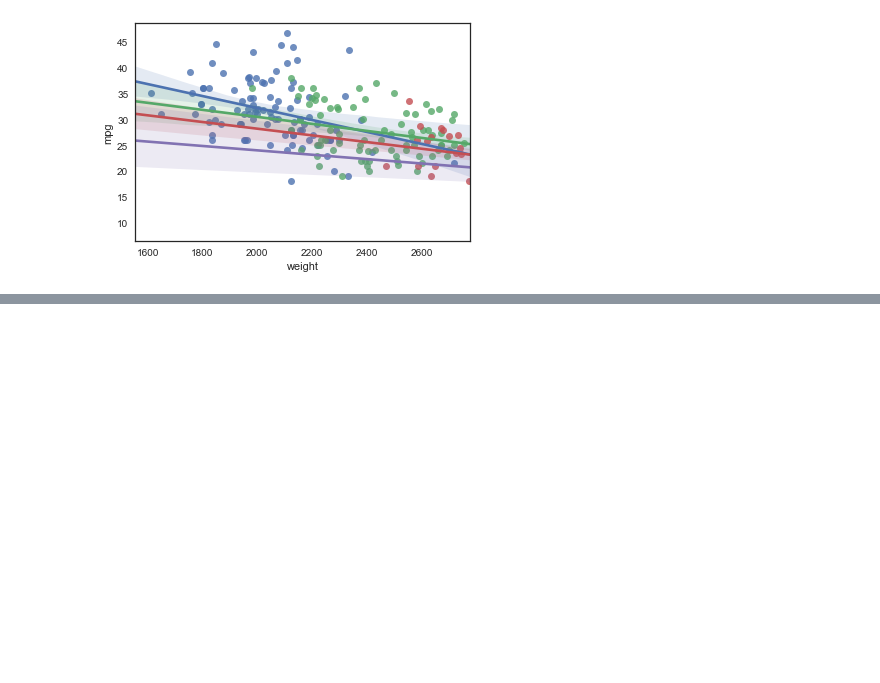
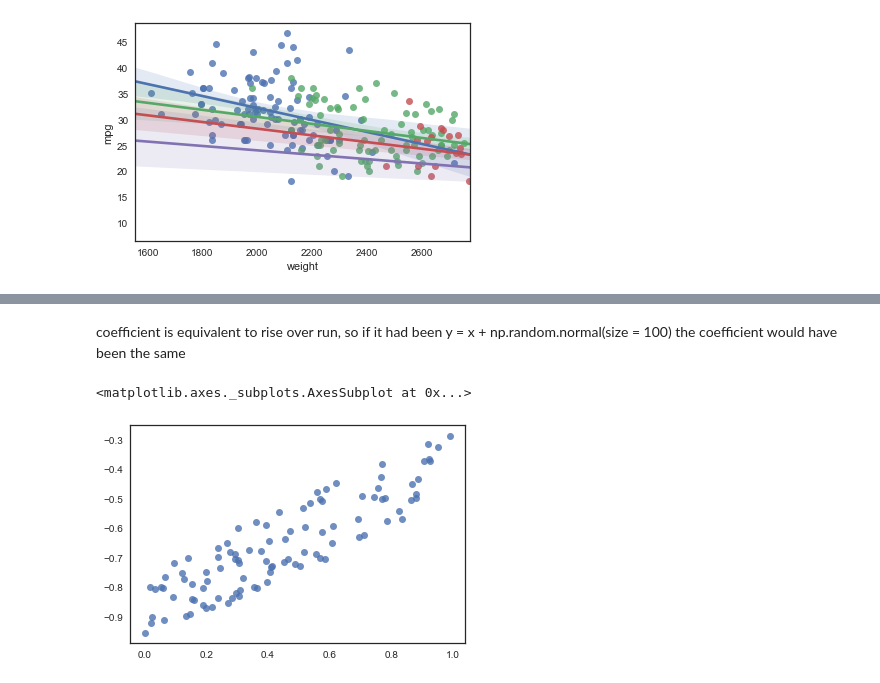
Before and after one commit to abbiepopa/intro_to_stat_learning_reading_grp, a Jupyter notebook: Chap3_Exercises.ipynb, the cells around one changed output, grey strips where cells are left out. Saved outputs shown, nothing was run; the diff lists cells and outputs as text; code cells hidden in the pictures; blank space fills up the shorter version.

```diff
--- a/Chap3_Exercises.ipynb
+++ b/Chap3_Exercises.ipynb
@@ -211,0 +362,11 @@ sns.regplot(p4.weight, p4.mpg)
+# %% [markdown]
+coefficient is equivalent to rise over run, so if it had been y = x + np.random.normal(size = 100) the coefficient would have been the same
+# %%
+x2 = stats.truncnorm(0,1).rvs(size = 100)
+eps = stats.truncnorm(0,0.25).rvs(size = 100)
+y2 = -1 + (0.5 * x2) + eps
+# %%
+sns.regplot(x2, y2, fit_reg = False)
+# %% [output]
+<matplotlib.axes._subplots.AxesSubplot at 0x...>
+[figure, added]
```
Also changed, not shown: parts of 22 cells of this notebook.
